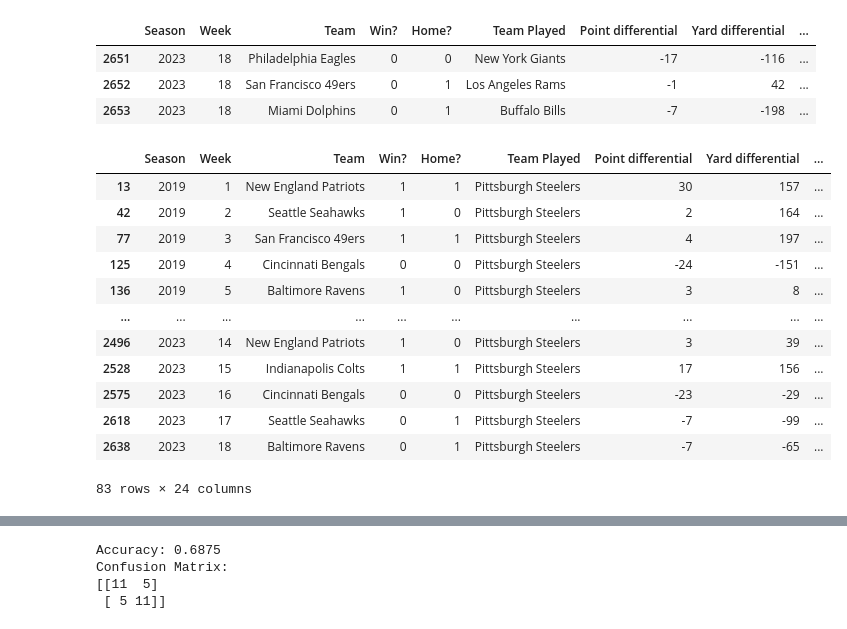
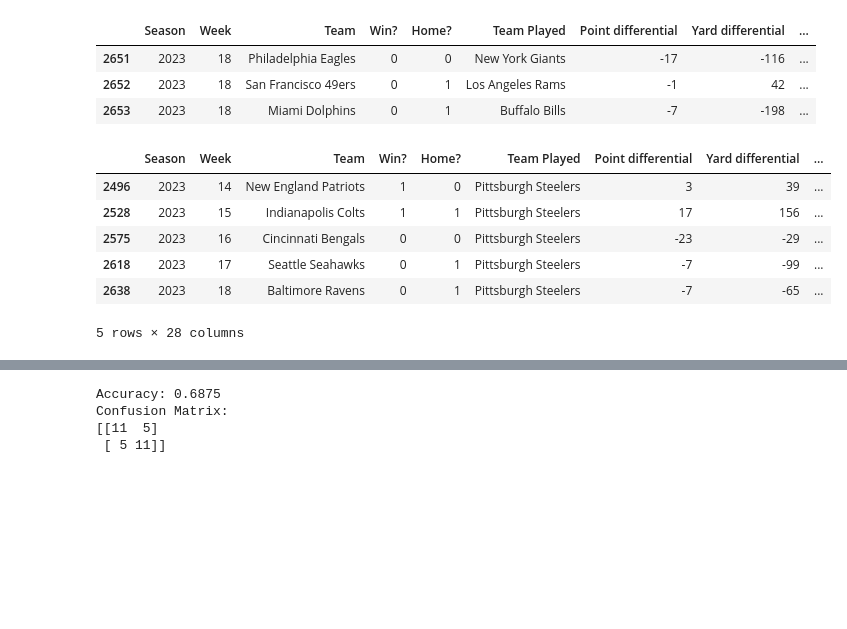
Before and after one commit to btondryk/NFL-ML-Proj, a Jupyter notebook: logregpy.ipynb, the cells around one changed output, grey strips where cells are left out. Drawn from its saved outputs; the diff is of its cells as text; code cells hidden in the pictures; blank space fills up the shorter version.

```diff
--- a/logregpy.ipynb
+++ b/logregpy.ipynb
@@ -126,41 +126,35 @@ df[shift_columns] = df.groupby('Team Played')[shift_columns].shift(1)
 # %%
 def calculate_opponent_bg_win_pct(row):
     # Find the opponent's BG Win Pct for the corresponding week
     opponent_team = row['Team Played']
     week = row['Week']
     season = row['Season']
     opponent_bg_win_pct = df.loc[(df['Team'] == opponent_team) & (df['Week'] == week) & (df['Season'] == season), 'BG Win Pct'].iloc[0]
     return opponent_bg_win_pct
 
 # Apply the function to calculate Opponent BG Win Pct for each row
 df['BG Opponent Winning Percentage'] = df.apply(calculate_opponent_bg_win_pct, axis=1)
 
 # Function to reset Opponent BG Win Pct after every season
 def reset_opponent_bg_win_pct(row):
     if row['Week'] == 1:
         # Reset Opponent BG Win Pct for the first week of each season
         return None
     else:
         return row['BG Opponent Winning Percentage']
 
 # Reset Opponent BG Win Pct after every season
 df['BG Opponent Winning Percentage'] = df.apply(reset_opponent_bg_win_pct, axis=1)
 
-df[df['Team Played']=='Pittsburgh Steelers']
+df[df['Team Played']=='Pittsburgh Steelers'].tail(5)
 # %% [output]
 |  | Season | Week | Team | Win? | Home? | Team Played | Point differential | Yard differential | ... |
-| 13 | 2019 | 1 | New England Patriots | 1 | 1 | Pittsburgh Steelers | 30 | 157 | ... |
-| 42 | 2019 | 2 | Seattle Seahawks | 1 | 0 | Pittsburgh Steelers | 2 | 164 | ... |
-| 77 | 2019 | 3 | San Francisco 49ers | 1 | 1 | Pittsburgh Steelers | 4 | 197 | ... |
-| 125 | 2019 | 4 | Cincinnati Bengals | 0 | 0 | Pittsburgh Steelers | -24 | -151 | ... |
-| 136 | 2019 | 5 | Baltimore Ravens | 1 | 0 | Pittsburgh Steelers | 3 | 8 | ... |
-| ... | ... | ... | ... | ... | ... | ... | ... | ... | ... |
 | 2496 | 2023 | 14 | New England Patriots | 1 | 0 | Pittsburgh Steelers | 3 | 39 | ... |
 | 2528 | 2023 | 15 | Indianapolis Colts | 1 | 1 | Pittsburgh Steelers | 17 | 156 | ... |
 | 2575 | 2023 | 16 | Cincinnati Bengals | 0 | 0 | Pittsburgh Steelers | -23 | -29 | ... |
 | 2618 | 2023 | 17 | Seattle Seahawks | 0 | 1 | Pittsburgh Steelers | -7 | -99 | ... |
 | 2638 | 2023 | 18 | Baltimore Ravens | 0 | 1 | Pittsburgh Steelers | -7 | -65 | ... |
-83 rows × 24 columns
+5 rows × 28 columns
 # %%
 #Getting the previous season win pct, same strategy already described, but now with opposing statistics
 week_17_2019_opp_win_pct = df[(df['Season'] == 2019) & (df['Week'] == 17)].set_index('Team')['Winning Percentage']
```
Also changed, not shown: parts of 12 cells of this notebook.
